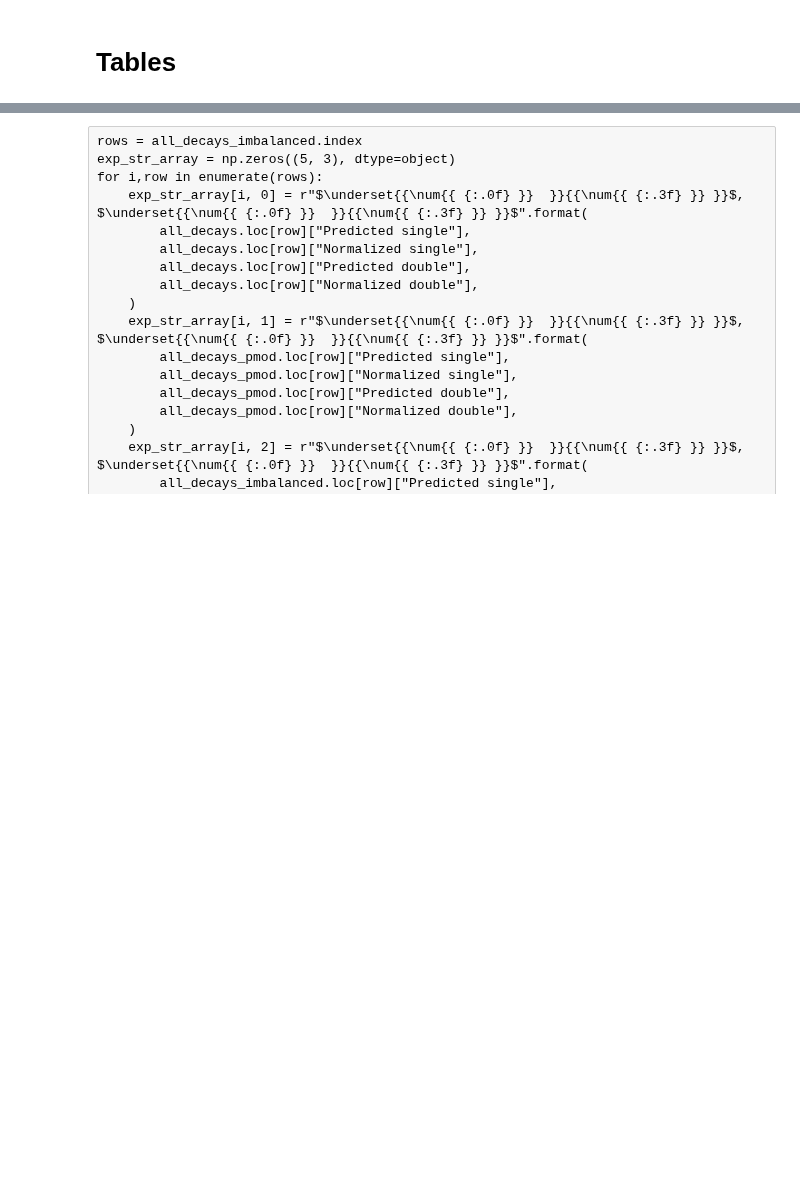
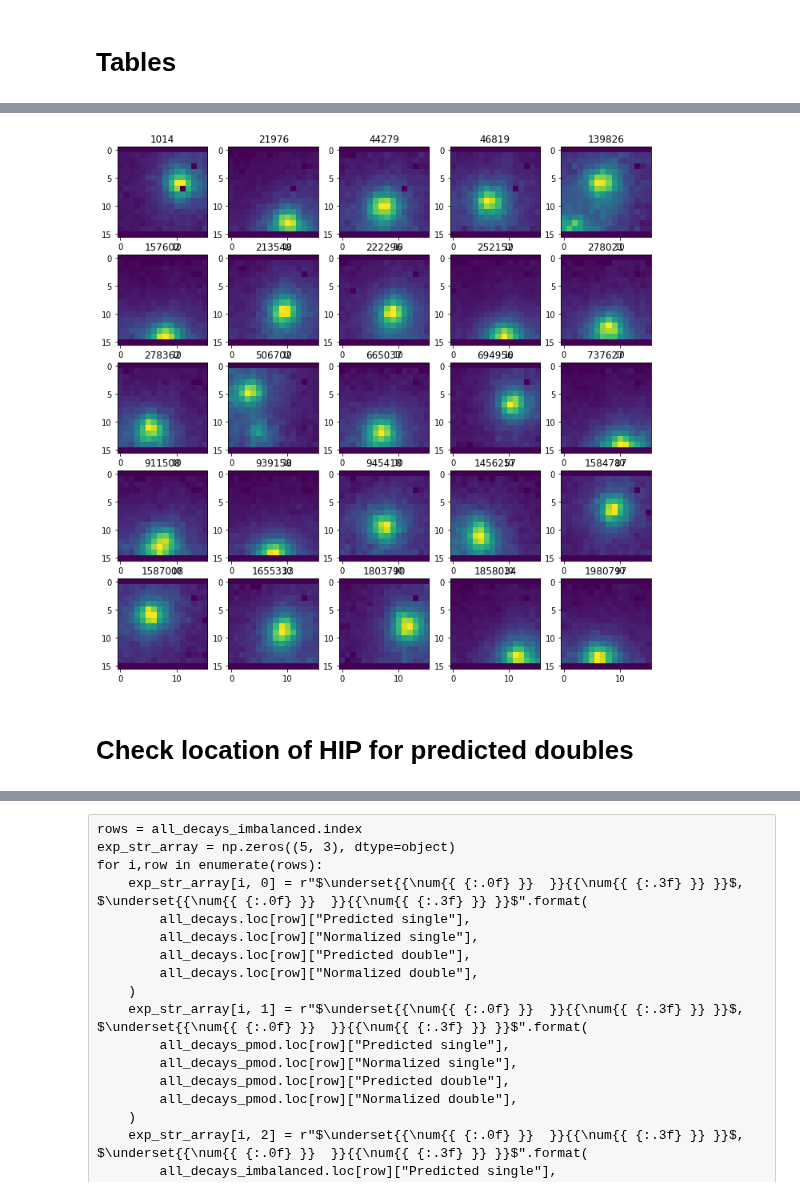
Before and after one commit to geirtul/master_analysis, a Jupyter notebook: notebooks/results/classification_experimental.ipynb, the cells around one changed output, grey strips where cells are left out. Drawn from its saved outputs; the diff is of its cells as text; code cells hidden in the pictures; blank space fills up the shorter version.

```diff
--- a/notebooks/results/classification_experimental.ipynb
+++ b/notebooks/results/classification_experimental.ipynb
@@ -514,0 +604,7 @@ with open(fname, "w") as fp:
+# %%
+fig, ax = plt.subplots(5,5, figsize=(12,12))
+for i, ev in enumerate(dense_doubles):
+    ax.flatten()[i].imshow(images[events[ev]['image_idx']].reshape(16,16))
+    ax.flatten()[i].set_title(ev)
+# %% [output]
+[figure, added]
@@ -514,0 +616,2 @@ with open(fname, "w") as fp:
+# %% [markdown]
+# Check location of HIP for predicted doubles
```
Also changed, not shown: parts of 12 cells of this notebook, 1 other file.
